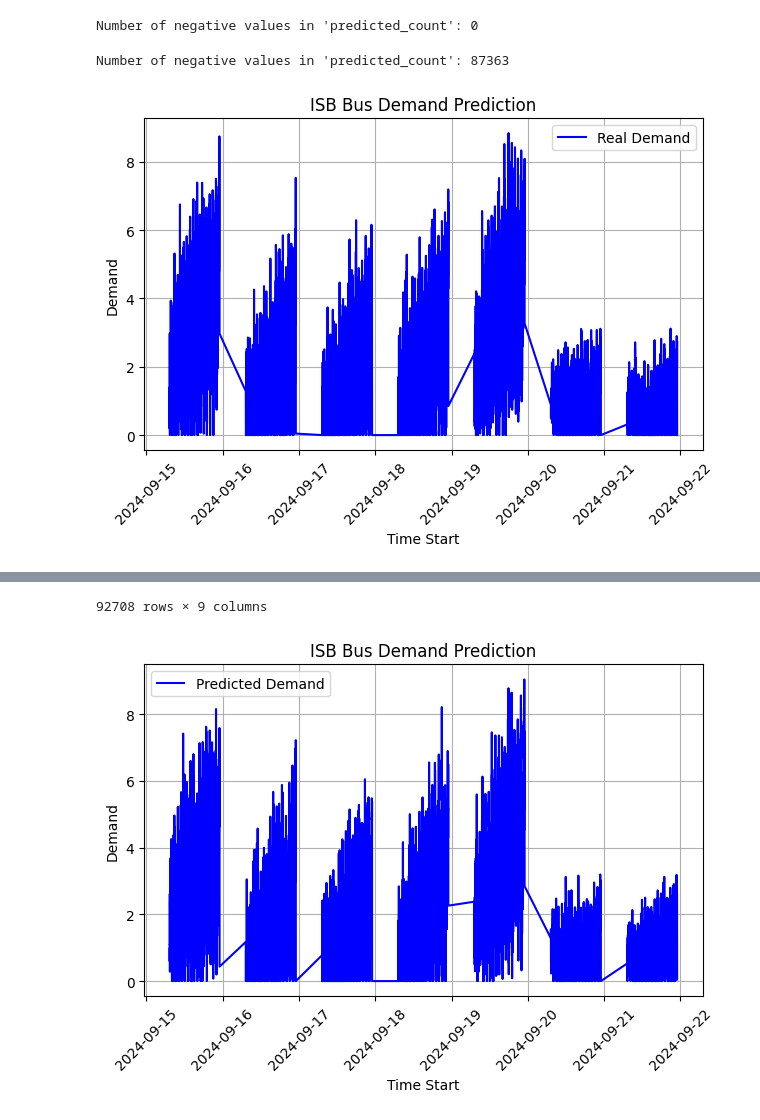
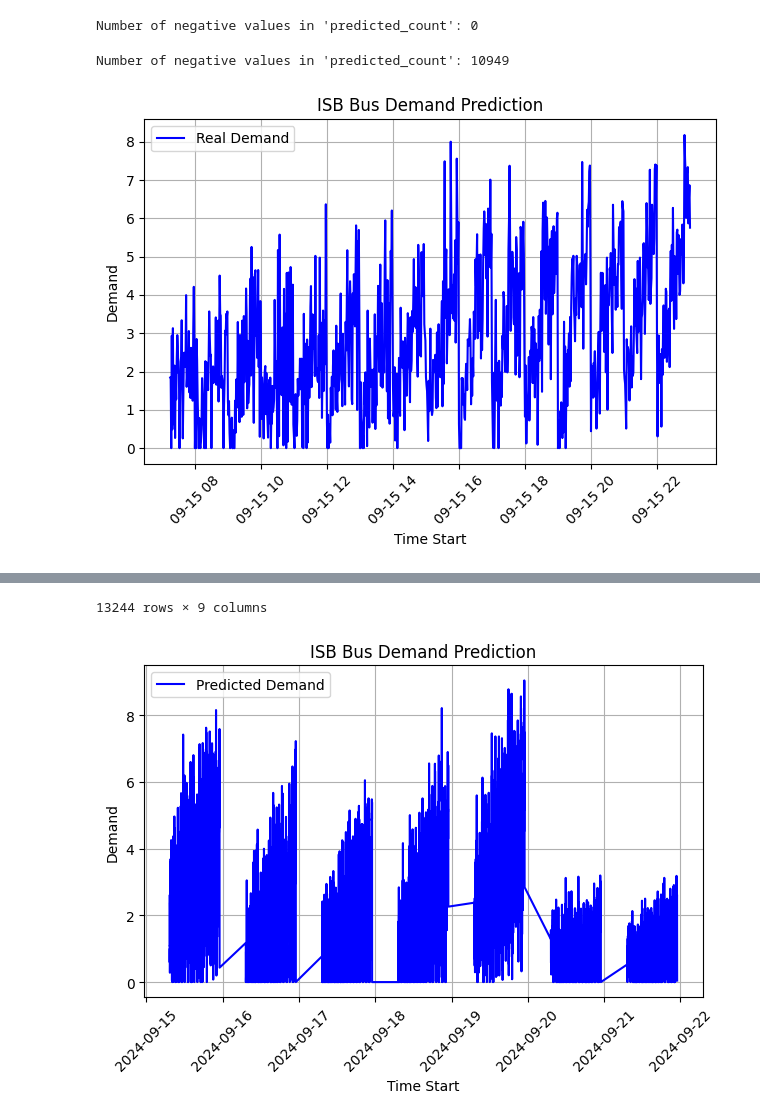
Before and after one commit to angelynnnnn/Optimizing-Public-Transport-Data, a Jupyter notebook: multivariate2.ipynb, the cells around one changed output, grey strips where cells are left out. Saved outputs shown, nothing was run; the diff lists cells and outputs as text; code cells hidden in the pictures.

```diff
--- a/multivariate2.ipynb
+++ b/multivariate2.ipynb
@@ -849,32 +849,33 @@ print(f"Number of negative values in 'predicted_count':", negative_count)
 # %% [output]
 Number of negative values in 'predicted_count': 0
 # %%
-
-negative_count = (future_predicted_count['predicted_count'] == 0).sum()
+busL = future_predicted_count[(future_predicted_count['ISB_Service'] == 'A1')]
+negative_count = (busL['predicted_count'] == 0).sum()
 
 print(f"Number of negative values in 'predicted_count':", negative_count)
 # %% [output]
-Number of negative values in 'predicted_count': 87363
+Number of negative values in 'predicted_count': 10949
 # %%
 a2_future = future_predicted_count[(future_predicted_count['ISB_Service'] == 'A2')]
-a2_Opp_KR_MRT_future = a2_future[(a2_future['bus_stop_board'] == 'Opp KR MRT')]
+a2_future = a2_future[(a2_future['day_of_the_week'] == 'Monday')]
+a2_Opp_KR_MRT_future = a2_future[(a2_future['bus_stop_board'] == 'Opp NUSS')]
 
 # Assuming 'time_start' is the column you want to use for the x-axis
 plt.plot(a2_Opp_KR_MRT_future['time_start'], a2_Opp_KR_MRT_future['predicted_count'], color='blue', label='Real Demand')
 #plt.plot(a2_Opp_KR_MRT_future['time_start'], a2_Opp_KR_MRT_future['predicted_count'], color='blue', label='Predicted Demand')
 
 plt.title('ISB Bus Demand Prediction')
 plt.xlabel('Time Start')  # x-axis label will be 'Time Start'
 plt.ylabel('Demand')      # y-axis label will remain 'Demand'
 plt.legend()
 plt.xticks(rotation=45)  # Optional: Rotate the x-axis labels for better readability if needed
 plt.grid(True)
 plt.tight_layout()  # Ensures the labels fit well if there's any issue with the layout
 plt.show()
 
 a2_future
 # %% [output]
-[figure, old version]
+[figure, new version]
 |  | ISB_Service | bus_stop_board | day_of_the_week | is_weekend | is_peak | hour | minute | time_start | ... |
 | 152306 | A2 | Opp HSSML | Monday | 0 | 0 | 7 | 15 | 2024-09-15 07:15:00 | ... |
 | 132440 | A2 | Opp KR MRT | Monday | 0 | 0 | 7 | 15 | 2024-09-15 07:15:00 | ... |
@@ -890,4 +891,4 @@ a2_future
-92708 rows × 9 columns
+13244 rows × 9 columns
 # %%
 d2_future = future_predicted_count[(future_predicted_count['ISB_Service'] == 'D2')]
 d2_KR_MRT_future = d2_future[(d2_future['bus_stop_board'] == 'KR MRT')]
```
Also changed, not shown: parts of 2 cells of this notebook.
